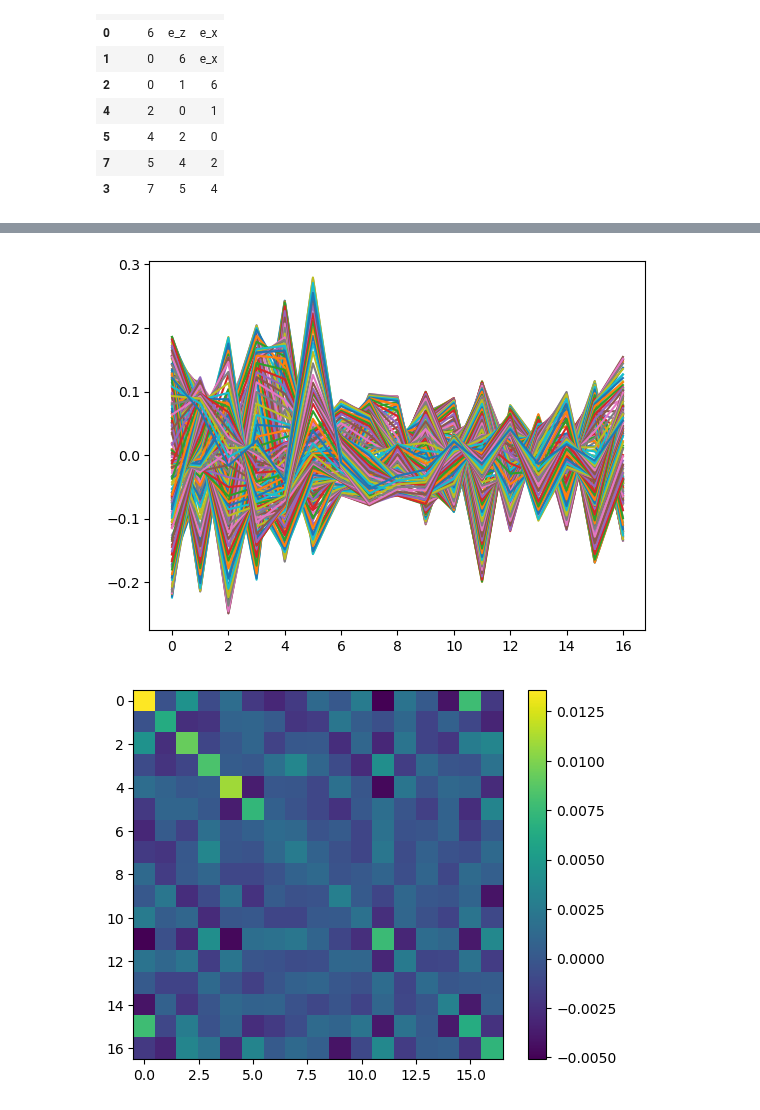
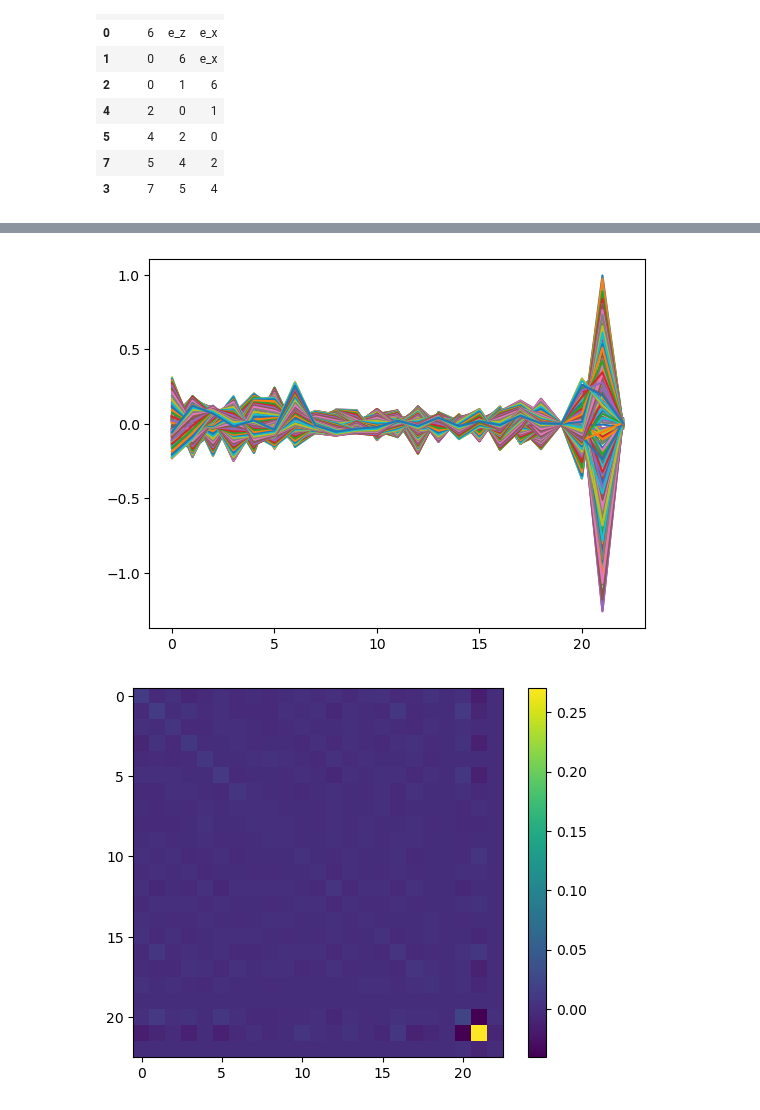
Before and after one commit to anacmolina/ML-DFT, a Jupyter notebook: notebooks/42b - ag8 internal coordinates analysis.ipynb, the cells around one changed output, grey strips where cells are left out. Saved outputs shown, nothing was run; the diff lists cells and outputs as text; code cells hidden in the pictures.

Commit message:
internal coordinates analysis for ag8 completed

```diff
--- a/notebooks/42b - ag8 internal coordinates analysis.ipynb
+++ b/notebooks/42b - ag8 internal coordinates analysis.ipynb
@@ -133,0 +113,11 @@ x_interns
+# %%
+database_filenames = {'0': "database_ag8_0_20240910204355_rc.csv",
+                        '1': "database_ag8_1_20240910204411_rc.csv"}
+
+# Load the databases
+x_rcs = {key: pd.read_csv(database_dir + "/" + value) for key, value in database_filenames.items()}
+
+coord_maps = Coordinates_mapping(construction_table=construction_table,
+                                    calculator_label='FD-TPSS',
+                                    chemical_formula='Ag8',
+                                    etype='dft')
@@ -134,5 +147,5 @@ x_interns
 # %%
-x_intern_1 = x_interns.to_numpy()[:, 1:18]
-x_interns.agg(['min', 'max', 'mean', 'std'], axis=0)
+x_intern_1 = x_rcs['0'].to_numpy()
+x_rcs['0'].agg(['min', 'max', 'mean', 'std'], axis=0)
 # %% [output]
 |  | b-0-6 | b-1-0 | b-2-0 | b-4-2 | b-5-4 | b-7-5 | b-3-7 | a-1-0-6 | a-2-0-1 | a-4-2-0 | ... | ... |
@@ -144,23 +167,20 @@ x_interns.agg(['min', 'max', 'mean', 'std'], axis=0)
 # %%
 # Whitening
 n_samples, dim = x_intern_1.shape
 
 x_center = (x_intern_1 - x_intern_1.mean(0))
 plt.plot(x_center.T)
 
 plt.figure()
 cov = x_center.T @ x_center / n_samples
 plt.imshow(cov)
 plt.colorbar()
 
 eval, evec = np.linalg.eigh(cov)
 x_center_gauss = np.random.multivariate_normal(np.zeros(dim), cov, size=n_samples)
 
 plt.figure()
-_ = plt.plot(x_center_gauss.T, '.')
-
-#ADD PLOTS OF COORDINATES ANALYSIS
-#Reconstruction the configuration and compare with original ones
+_ = plt.plot(x_center_gauss.T)
 # %% [output]
-[figure, old version]
+[figure, new version]
-[figure, old version]
+[figure, new version]
```
Also changed, not shown: parts of 16 cells of this notebook.
